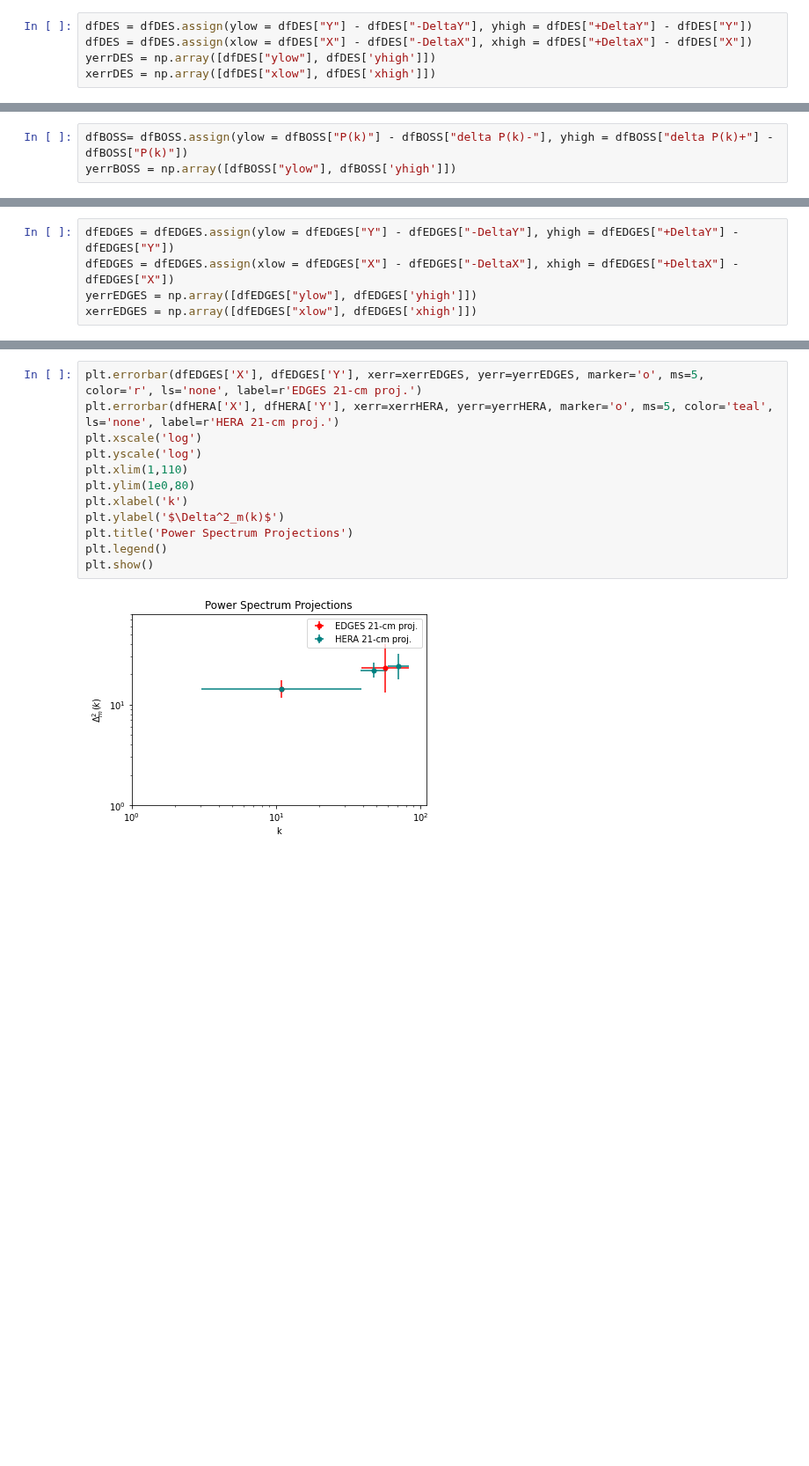
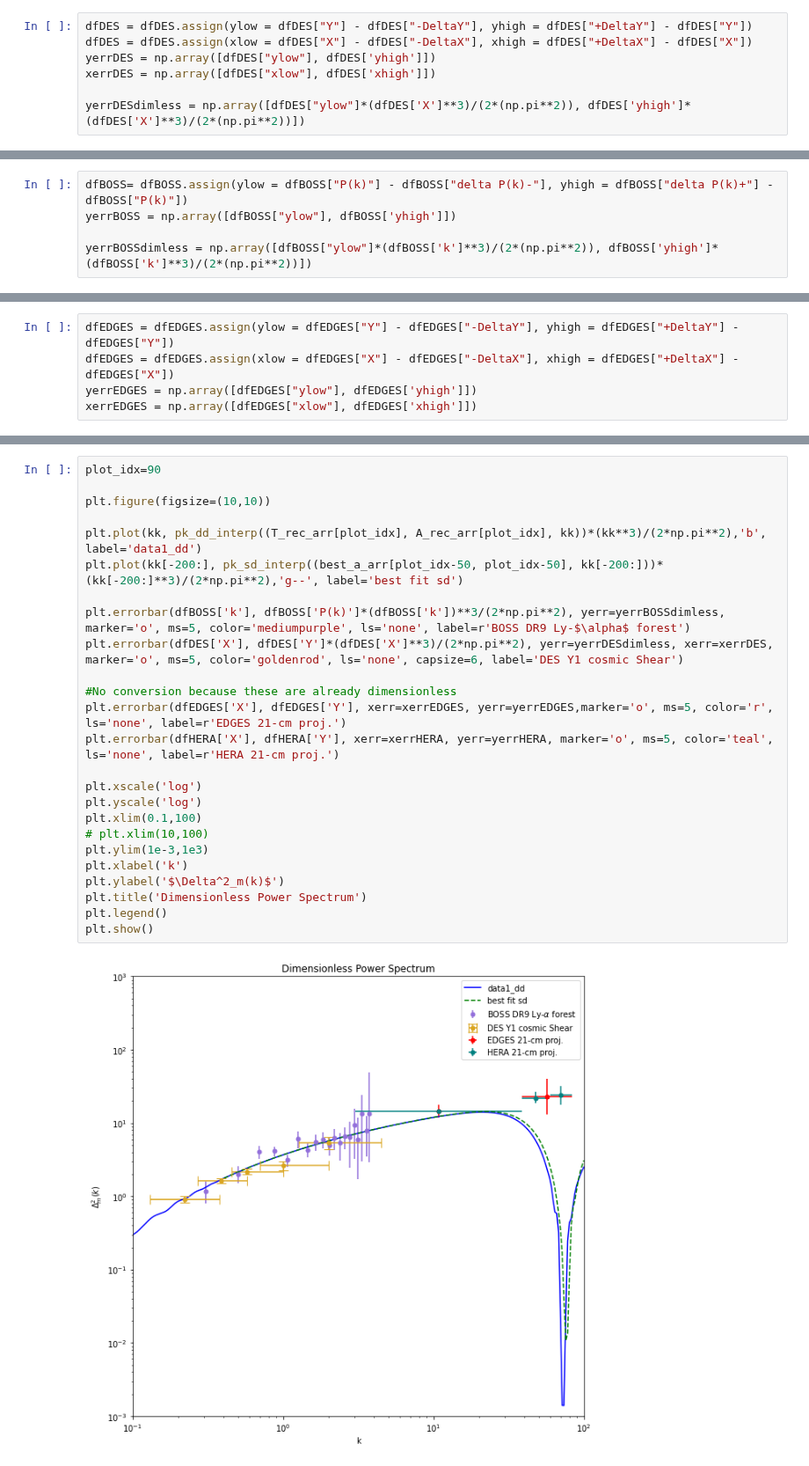
Before and after one commit to NolanSmyth/class_recoupling, a Jupyter notebook: analyze_interps.ipynb, the cells around one changed output, grey strips where cells are left out. Shown at 88% size. Saved outputs shown, nothing was run; the diff lists cells and outputs as text; blank space fills up the shorter version.

Commit message:
Added dimensionless power spectrum

```diff
--- a/analyze_interps.ipynb
+++ b/analyze_interps.ipynb
@@ -226,6 +226,8 @@ dfDES = dfDES.assign(ylow = dfDES["Y"] - dfDES["-DeltaY"], yhigh = dfDES["+Delta
 dfDES = dfDES.assign(xlow = dfDES["X"] - dfDES["-DeltaX"], xhigh = dfDES["+DeltaX"] - dfDES["X"])
 yerrDES = np.array([dfDES["ylow"], dfDES['yhigh']])
 xerrDES = np.array([dfDES["xlow"], dfDES['xhigh']])
+
+yerrDESdimless = np.array([dfDES["ylow"]*(dfDES['X']**3)/(2*(np.pi**2)), dfDES['yhigh']*(dfDES['X']**3)/(2*(np.pi**2))])
 # %%
 columns = ["k", "P(k)", "delta P(k)+", "delta P(k)-"]
 dfBOSS = pd.read_csv("BOSS.csv", header=None)
@@ -234,6 +236,8 @@ dfBOSS.columns = columns
 # %%
 dfBOSS= dfBOSS.assign(ylow = dfBOSS["P(k)"] - dfBOSS["delta P(k)-"], yhigh = dfBOSS["delta P(k)+"] - dfBOSS["P(k)"])
 yerrBOSS = np.array([dfBOSS["ylow"], dfBOSS['yhigh']])
+
+yerrBOSSdimless = np.array([dfBOSS["ylow"]*(dfBOSS['k']**3)/(2*(np.pi**2)), dfBOSS['yhigh']*(dfBOSS['k']**3)/(2*(np.pi**2))])
 # %%
 plot_idx=90
 plt.plot(kk, pk_dd_interp((T_rec_arr[plot_idx], A_rec_arr[plot_idx], kk)),'b', label='data1_dd')
@@ -290,14 +343,27 @@ yerrEDGESdim = np.array([dfEDGES["ylow"]*2*np.pi/(dfEDGES['X']**3), dfEDGES['yhi
 # %%
-plt.errorbar(dfEDGES['X'], dfEDGES['Y'], xerr=xerrEDGES, yerr=yerrEDGES, marker='o', ms=5, color='r', ls='none', label=r'EDGES 21-cm proj.')
+plot_idx=90
+
+plt.figure(figsize=(10,10))
+
+plt.plot(kk, pk_dd_interp((T_rec_arr[plot_idx], A_rec_arr[plot_idx], kk))*(kk**3)/(2*np.pi**2),'b', label='data1_dd')
+plt.plot(kk[-200:], pk_sd_interp((best_a_arr[plot_idx-50, plot_idx-50], kk[-200:]))*(kk[-200:]**3)/(2*np.pi**2),'g--', label='best fit sd')
+
+plt.errorbar(dfBOSS['k'], dfBOSS['P(k)']*(dfBOSS['k'])**3/(2*np.pi**2), yerr=yerrBOSSdimless, marker='o', ms=5, color='mediumpurple', ls='none', label=r'BOSS DR9 Ly-$\alpha$ forest')
+plt.errorbar(dfDES['X'], dfDES['Y']*(dfDES['X']**3)/(2*np.pi**2), yerr=yerrDESdimless, xerr=xerrDES, marker='o', ms=5, color='goldenrod', ls='none', capsize=6, label='DES Y1 cosmic Shear')
+
+#No conversion because these are already dimensionless
+plt.errorbar(dfEDGES['X'], dfEDGES['Y'], xerr=xerrEDGES, yerr=yerrEDGES,marker='o', ms=5, color='r', ls='none', label=r'EDGES 21-cm proj.')
 plt.errorbar(dfHERA['X'], dfHERA['Y'], xerr=xerrHERA, yerr=yerrHERA, marker='o', ms=5, color='teal', ls='none', label=r'HERA 21-cm proj.')
+
 plt.xscale('log')
 plt.yscale('log')
-plt.xlim(1,110)
-plt.ylim(1e0,80)
+plt.xlim(0.1,100)
+# plt.xlim(10,100)
+plt.ylim(1e-3,1e3)
 plt.xlabel('k')
 plt.ylabel('$\Delta^2_m(k)$')
-plt.title('Power Spectrum Projections')
+plt.title('Dimensionless Power Spectrum')
 plt.legend()
 plt.show()
 # %% [output]
-[figure, old version]
+[figure, new version]
```
Also changed, not shown: parts of 7 cells of this notebook.
